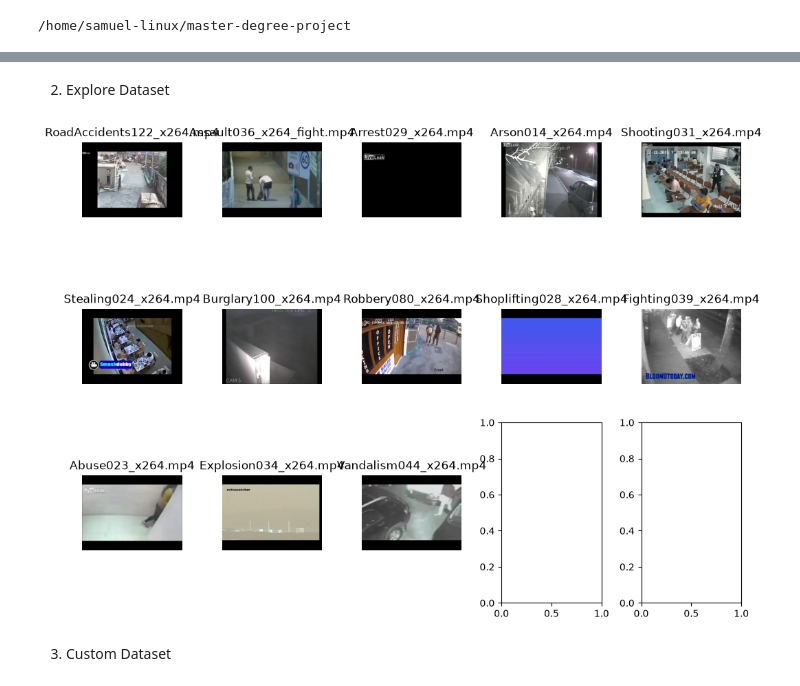
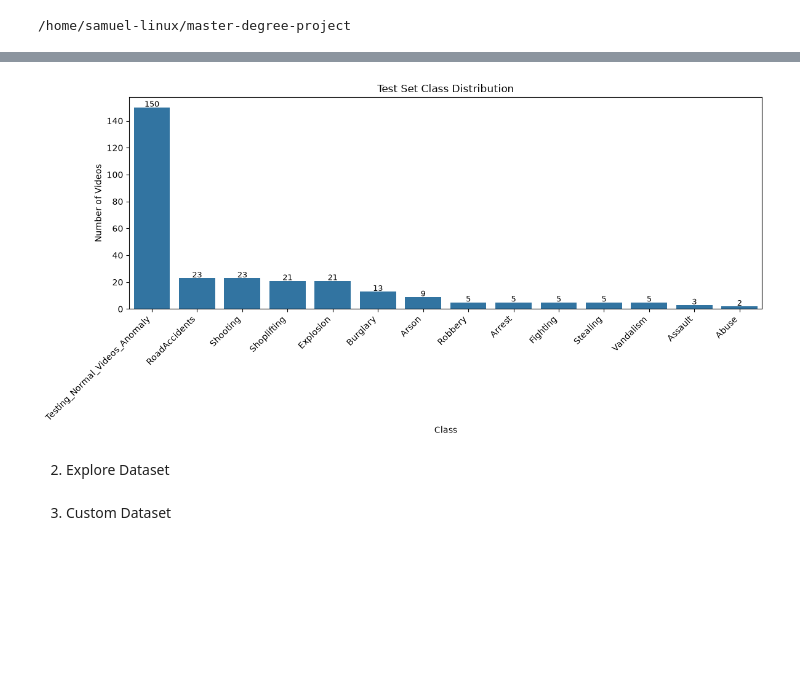
Before and after one commit to oliveirasamuel5959/master-degree-project, a Jupyter notebook: src/notebooks/20260707_dataset_dataloader.ipynb, the cells around one changed output, grey strips where cells are left out. Saved outputs shown, nothing was run; the diff lists cells and outputs as text; code cells hidden in the pictures; blank space fills up the shorter version.

```diff
--- a/src/notebooks/20260707_dataset_dataloader.ipynb
+++ b/src/notebooks/20260707_dataset_dataloader.ipynb
@@ -69,3 +126,7 @@ PosixPath('/home/samuel-linux/master-degree-project/data/UCF_Crime/raw/Arrest/Ar
+# %%
+plot_class_distribution(test_files, "Test")
+# %% [output]
+[figure, added]
 # %% [markdown]
 2. Explore Dataset
 # %%
@@ -101,15 +158,13 @@ frames, labels = dataset_frames_labels(dataset_path=DATA_PATH, rand_num=rand_num
 # %%
-fig, axes = plt.subplots(3, 5, figsize=(10, 8))
+# fig, axes = plt.subplots(3, 5, figsize=(10, 8))
 
-for ax, frame, label in zip(axes.flatten(), frames, labels):
-  ax.imshow(frame)
-  ax.set_title(label)
-  ax.axis("off")
+# for ax, frame, label in zip(axes.flatten(), frames, labels):
+#   ax.imshow(frame)
+#   ax.set_title(label)
+#   ax.axis("off")
 
-plt.tight_layout()
-plt.show()
+# plt.tight_layout()
+# plt.show()
-# %% [output]
-[figure, removed]
 # %% [markdown]
 3. Custom Dataset
 # %%
```
Also changed, not shown: parts of 10 cells of this notebook, 4 other files.
